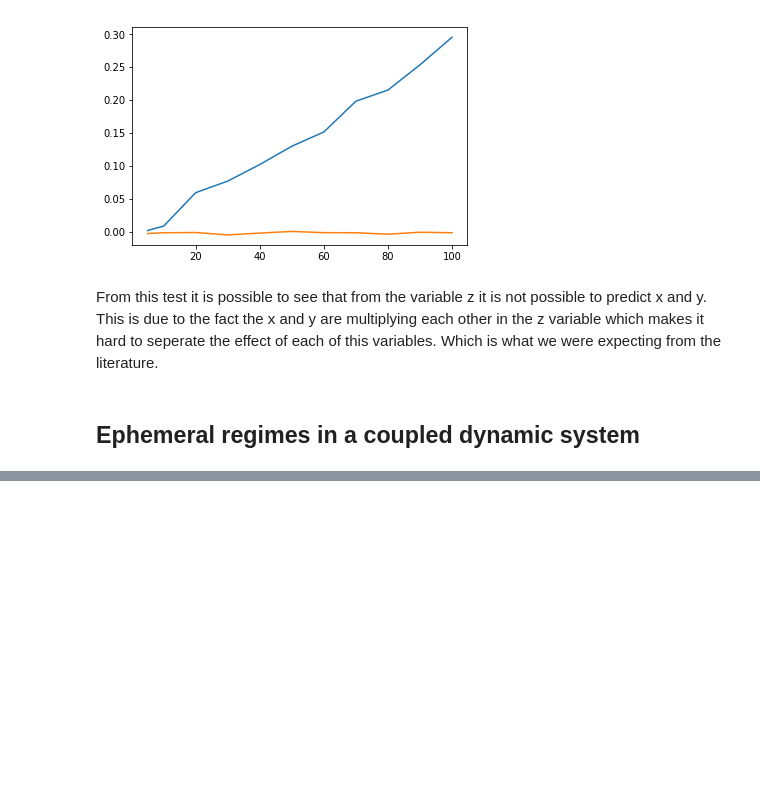
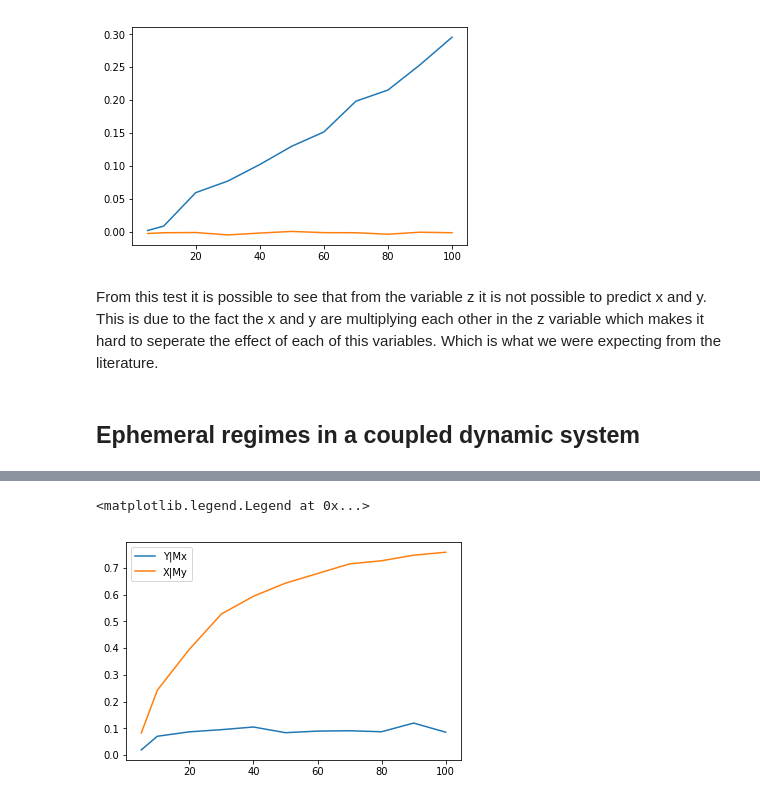
Before and after one commit to catiafortunato/ccm, a Jupyter notebook: test.ipynb, the cells around one changed output, grey strips where cells are left out. Cells and saved outputs as stored; diff of their text form; code cells hidden in the pictures; blank space fills up the shorter version.

```diff
--- a/test.ipynb
+++ b/test.ipynb
@@ -156,0 +190,16 @@ plt.legend(('Y|Mx','X|My'))
+# %%
+L=[5, 10, 20, 30, 40, 50, 60, 70, 80, 90, 100]
+emsemble=50
+tau=1
+E=3
+
+rhox, rhoz, L=example(x,y,T,tau,E,L,emsemble)
+# %%
+fig2=plt.figure()
+ax2=fig2.add_subplot(111)
+ax2.plot(L,rhox)
+ax2.plot(L,rhoz)
+plt.legend(('Y|Mx','X|My'))
+# %% [output]
+<matplotlib.legend.Legend at 0x...>
+[figure, added]
```
Also changed, not shown: parts of 7 cells of this notebook.
